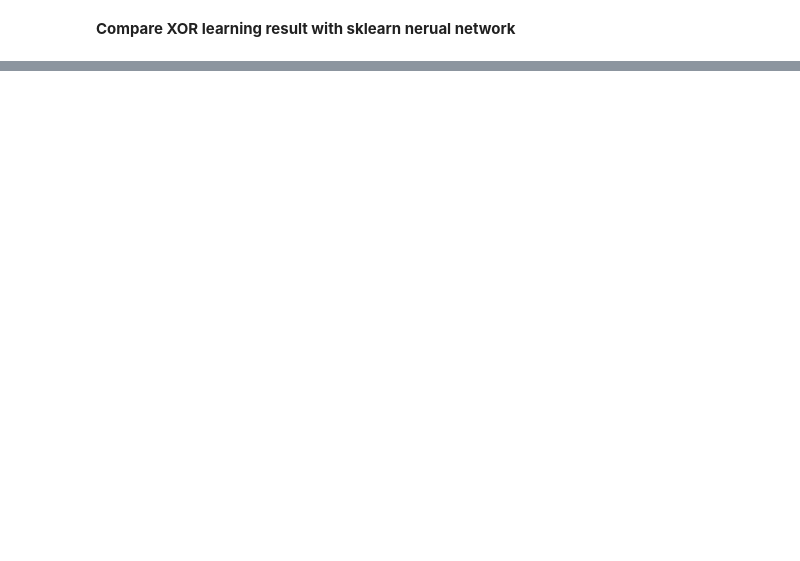
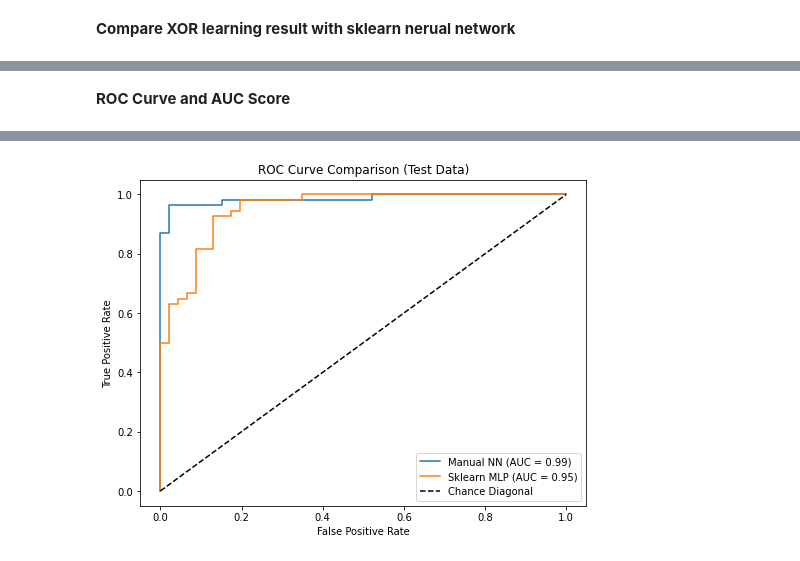
Before and after one commit to edwall201/Machine-Learning-26-Spring, a Jupyter notebook: assign4/assign4.ipynb, the cells around one changed output, grey strips where cells are left out. Drawn from its saved outputs; the diff is of its cells as text; code cells hidden in the pictures; blank space fills up the shorter version.

```diff
--- a/assign4/assign4.ipynb
+++ b/assign4/assign4.ipynb
@@ -781,0 +918,35 @@ Sklearn NN model prediction:
+# %% [markdown]
+**ROC Curve and AUC Score**
+# %%
+from sklearn.metrics import roc_curve, auc
+from sklearn.neural_network import MLPClassifier
+
+# Retrain on combined dataset (Train + Validation)
+X_train_val = np.vstack((X_train, X_val))
+y_train_val = np.vstack((y_train, y_val))
+
+# Final Manual Model training
+nn_final = myNeuralNetwork(2, 5, 5, 1, learning_rate=0.1)
+_ = nn_final.fit(X_train_val, y_train_val, X_train_val, y_train_val, max_epochs=1000)
+y_prob_manual = nn_final.predict_proba(X_test)
+
+# Sklearn Comparison Model
+mlp = MLPClassifier(hidden_layer_sizes=(5, 5), activation='logistic', solver='sgd',
+                    learning_rate_init=0.1, max_iter=1000, random_state=42)
+mlp.fit(X_train_val, y_train_val.ravel())
+y_prob_sklearn = mlp.predict_proba(X_test)[:, 1]
+
+# Calculate ROC and AUC
+fpr_m, tpr_m, _ = roc_curve(y_test, y_prob_manual)
+fpr_s, tpr_s, _ = roc_curve(y_test, y_prob_sklearn)
+
+plt.figure(figsize=(8, 6))
+plt.plot(fpr_m, tpr_m, label=f'Manual NN (AUC = {auc(fpr_m, tpr_m):.2f})')
+plt.plot(fpr_s, tpr_s, label=f'Sklearn MLP (AUC = {auc(fpr_s, tpr_s):.2f})')
+plt.plot([0, 1], [0, 1], 'k--', label='Chance Diagonal') # Include chance diagonal
+plt.xlabel('False Positive Rate')
+plt.ylabel('True Positive Rate')
+plt.title('ROC Curve Comparison (Test Data)')
+plt.legend()
+plt.show()
+# %% [output]
@@ -781,0 +955 @@ Sklearn NN model prediction:
+[figure, added]
```
Also changed, not shown: parts of 19 cells of this notebook.
